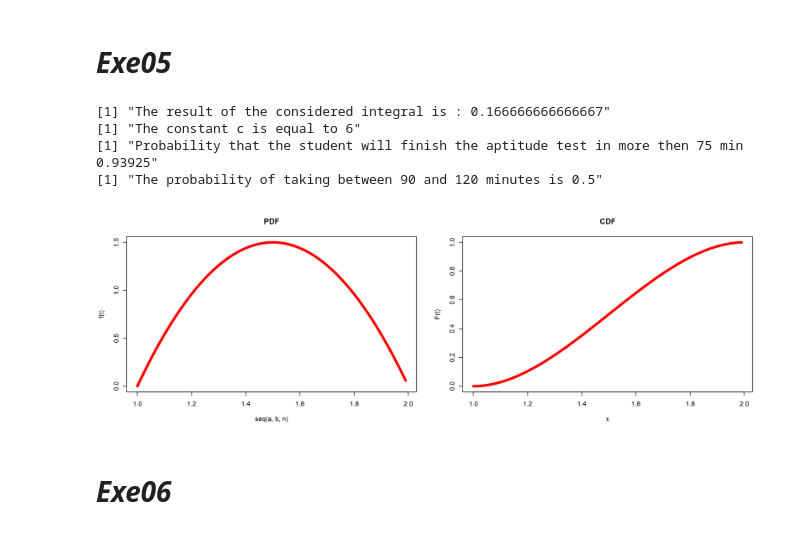
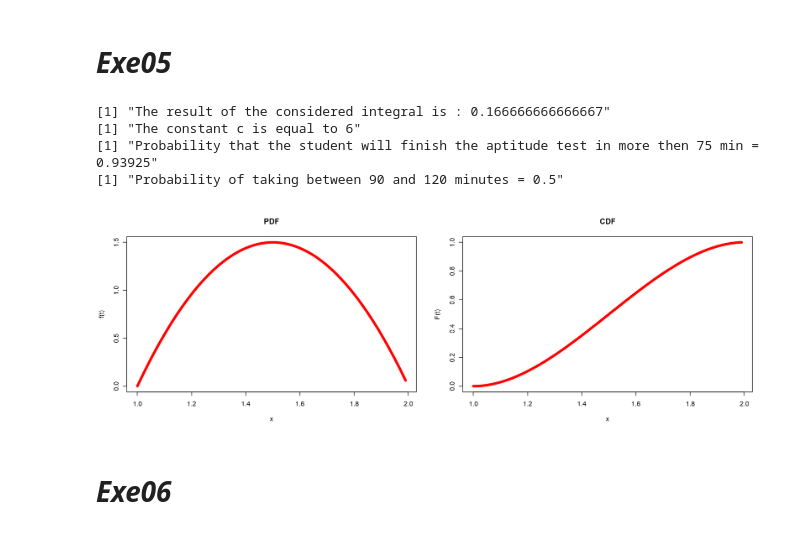
Before and after one commit to AlessandrodotF/R, a Jupyter notebook: Exe02/Exe02_Alessandro_Fella.ipynb, the cells around one changed output. Saved outputs shown, nothing was run; the diff lists cells and outputs as text; code cells hidden in the pictures.

```diff
--- a/Exe02/Exe02_Alessandro_Fella.ipynb
+++ b/Exe02/Exe02_Alessandro_Fella.ipynb
@@ -105,40 +105,40 @@ print(paste0("The constant c is equal to ",1/I_1))
 # b) write the set of four R functions and plot the pdf and cdf, respectively
 # PDF
 pdf<- Vectorize(function(t){(t < 1)*(0)+(1 < t & t< 2)*((1/I_1)*(t − 1)*(2 − t))+(t>2)*(0)})
-p1<-plot(seq(a,b,n),pdf(seq(a,b,n)), type = "l", col = "red",lwd = 5, ylab = "f(t)", main = "PDF")
+p1<-plot(seq(a,b,n),pdf(seq(a,b,n)), type = "l", col = "red",lwd = 5,xlab ="x", ylab = "f(t)", main = "PDF")
 
 # CUMULATIVE
 cfunc <- Vectorize( function(x){
          if(x<=1){ return(0) }
          if(x>=2){ return(1) }
          else {
              X <- integrate(pdf,1,x)$value
              return(X) }
          } )
 p2<-plot(seq(a,b,n),cfunc(seq(a,b,n)), type = "l", col = "red",lwd = 5,xlab ="x", ylab = "F(t)", main = "CDF")
 
 
 
 #QUANTILE FUNCTION
 qfunc <- Vectorize( inverse(cfunc,lower=1,upper=2) )# #SAMPLING FROM THE DISTRIBUTION
 
 #SAMPLING FROM THE DISTRIBUTION
 sfunc<-function(n){
     x_seq<-seq(0.5,50,0.0001)
     sample(x=x_seq, size=n, prob = pdf(x_seq))}
 
 #c) evaluate the probability that the student will finish the aptitude test in more than
 # 75 minutes. And that it will take 90 and 120 minutes.
 
 
-print(paste0("Probability that the student will finish the aptitude test in more then 75 min   ",1 -cfunc(1.15)))
-print(paste0("The probability of taking between 90 and 120 minutes is ", 1-cfunc(1.5)))
+print(paste0("Probability that the student will finish the aptitude test in more then 75 min = ",1 -cfunc(1.15)))
+print(paste0("Probability of taking between 90 and 120 minutes = ", 1-cfunc(1.5)))
 # %% [output]
 [1] "The result of the considered integral is : 0.166666666666667"
 [1] "The constant c is equal to 6"
-[1] "Probability that the student will finish the aptitude test in more then 75 min   0.93925"
-[1] "The probability of taking between 90 and 120 minutes is 0.5"
+[1] "Probability that the student will finish the aptitude test in more then 75 min = 0.93925"
+[1] "Probability of taking between 90 and 120 minutes = 0.5"
-[figure, old version]
+[figure, new version]
 # %% [markdown]
 # ***Exe06***
 # %%
```
Also changed, not shown: parts of 4 cells of this notebook.
